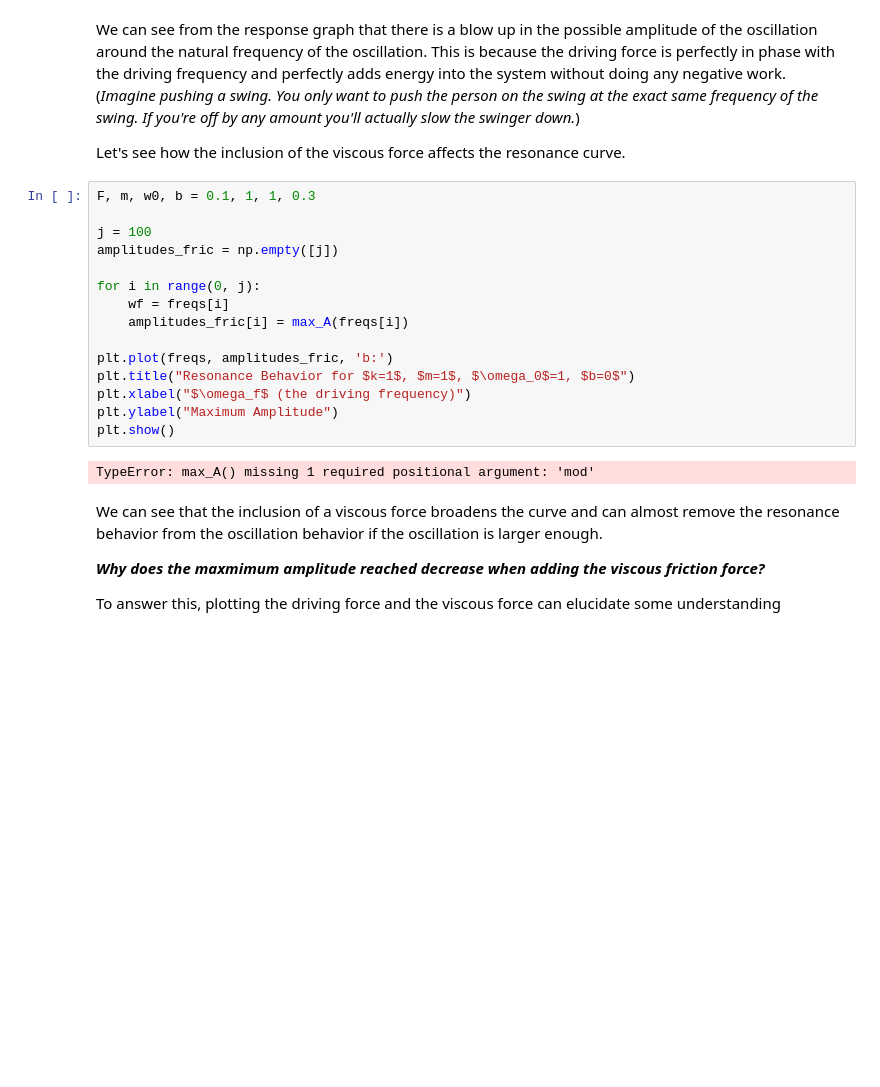
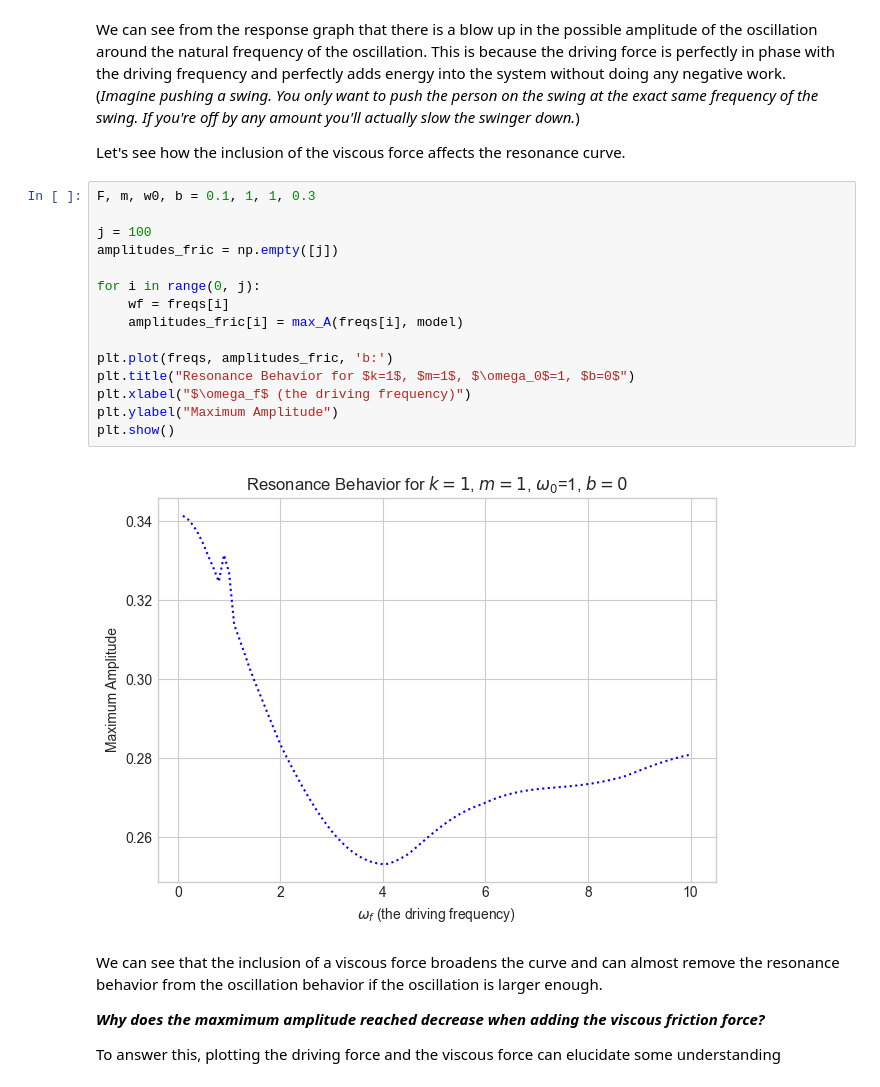
Before and after one commit to dylanbloodworth/LearningNumericalMethods, a Jupyter notebook: Chapter 3/3.2.5 Resonances.ipynb, the cells around one changed output. Cells and saved outputs as stored; diff of their text form; blank space fills up the shorter version.

```diff
--- a/Ch3_3.2.5_Linear_Nonlinear_Resonances.ipynb
+++ b/Chapter 3/3.2.5 Resonances.ipynb
@@ -136,20 +140,20 @@ Let's see how the inclusion of the viscous force affects the resonance curve.
 # %%
 F, m, w0, b = 0.1, 1, 1, 0.3
 
 j = 100
 amplitudes_fric = np.empty([j])
 
 for i in range(0, j):
     wf = freqs[i]
-    amplitudes_fric[i] = max_A(freqs[i])
+    amplitudes_fric[i] = max_A(freqs[i], model)
 
 plt.plot(freqs, amplitudes_fric, 'b:')
 plt.title("Resonance Behavior for $k=1$, $m=1$, $\omega_0$=1, $b=0$")
 plt.xlabel("$\omega_f$ (the driving frequency)")
 plt.ylabel("Maximum Amplitude")
 plt.show()
 # %% [output]
-TypeError: max_A() missing 1 required positional argument: 'mod'
+[figure, added]
 # %% [markdown]
 We can see that the inclusion of a viscous force broadens the curve and can almost remove the resonance behavior from the oscillation behavior if the oscillation is larger enough.
 
```
Also changed, not shown: parts of 2 cells of this notebook, 7 other files.
